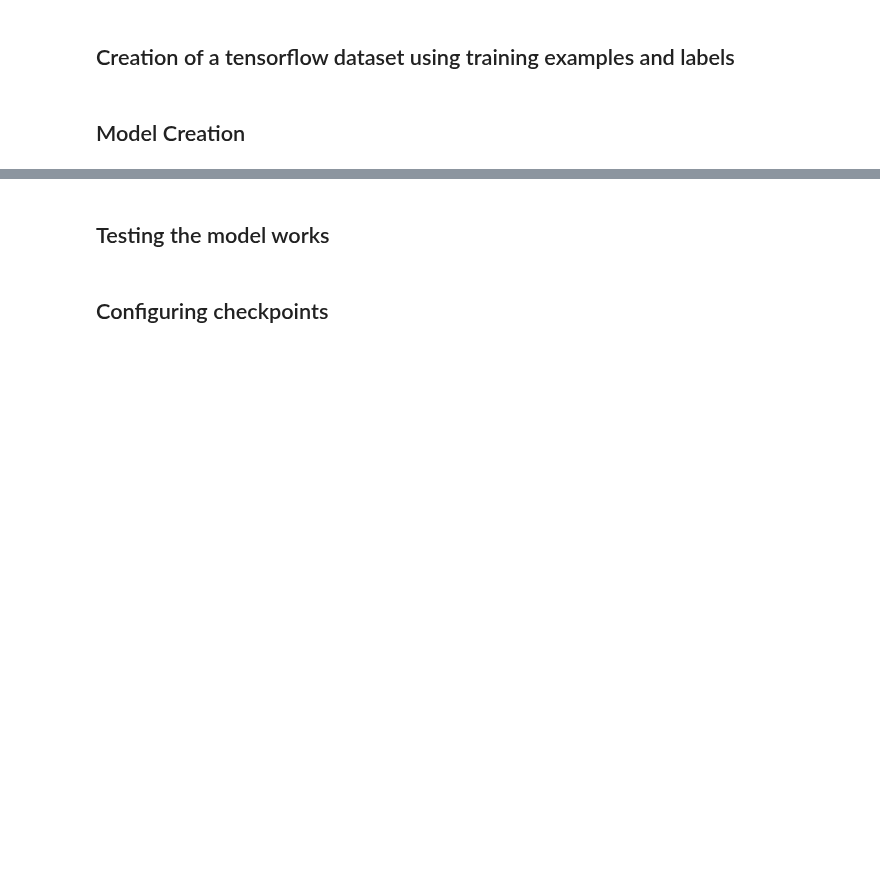
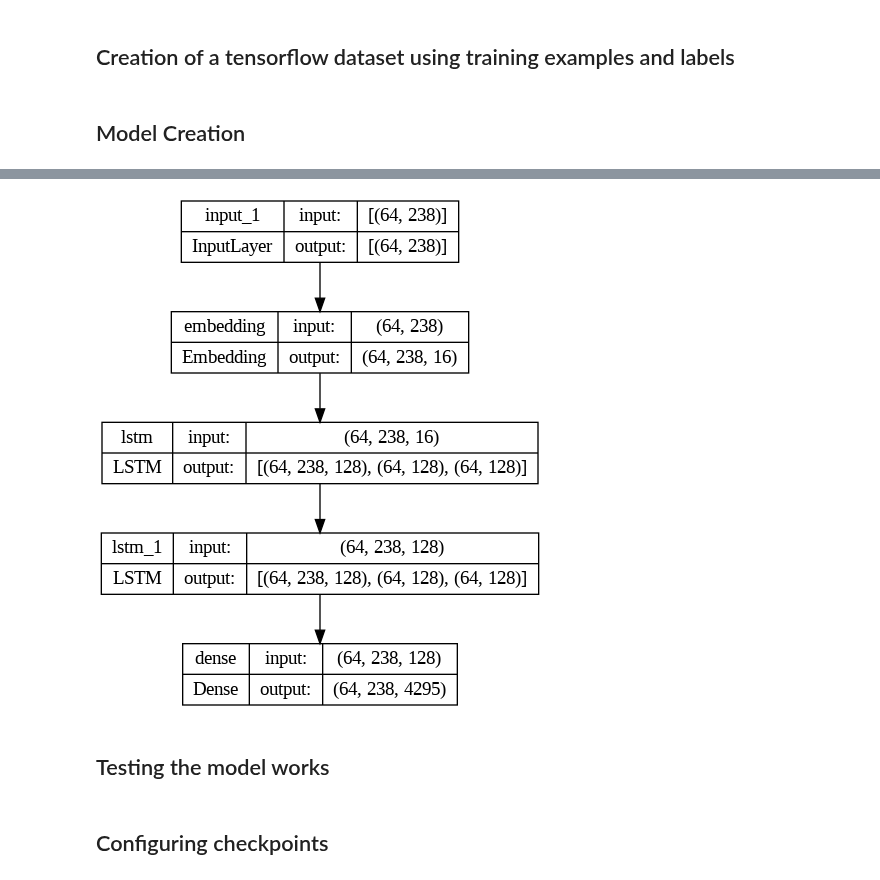
Before and after one commit to Aerospace87/ML-projects, a Jupyter notebook: tensorflow/Text_loading.ipynb, the cells around one changed output, grey strips where cells are left out. Saved outputs shown, nothing was run; the diff lists cells and outputs as text; code cells hidden in the pictures; blank space fills up the shorter version.

```diff
--- a/tensorflow/Text_loading.ipynb
+++ b/tensorflow/Text_loading.ipynb
@@ -149,3 +167,8 @@ _________________________________________________________________
+# %%
+from keras.utils import plot_model
+plot_model(model, "model_info.png", show_shapes=True)
+# %% [output]
+[figure, added]
 # %%
 from tensorflow.keras.losses import SparseCategoricalCrossentropy
 loss = SparseCategoricalCrossentropy(from_logits=True)
```
Also changed, not shown: parts of 13 cells of this notebook.
